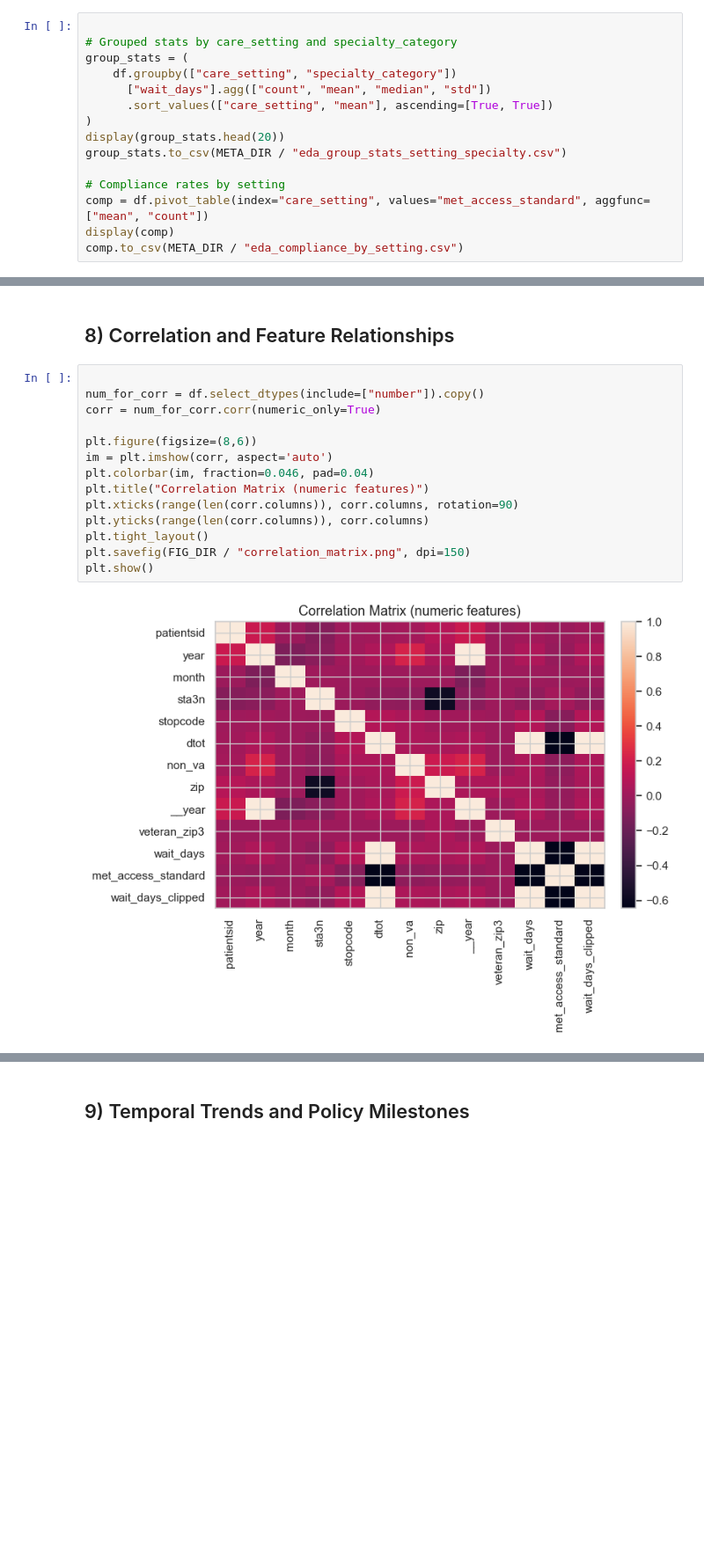
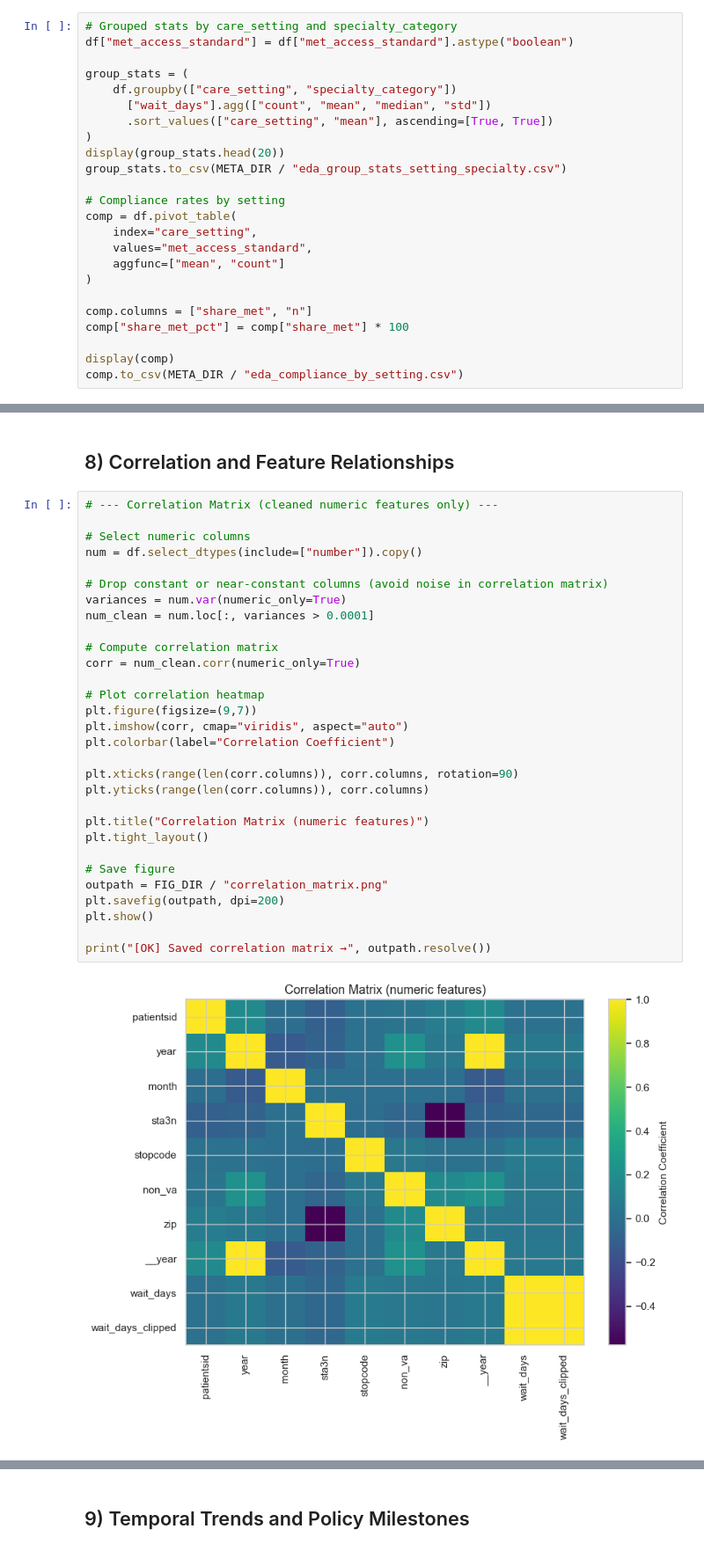
Before and after one commit to Data-Git-Hub/missouri-va-access-analytics, a Jupyter notebook: va_mo_waits.ipynb, the cells around one changed output, grey strips where cells are left out. Shown at 88% size. Saved outputs shown, nothing was run; the diff lists cells and outputs as text; blank space fills up the shorter version.

```diff
--- a/va_mo_waits.ipynb
+++ b/va_mo_waits.ipynb
@@ -339,8 +435,9 @@ plt.show()
 # %% [markdown]
 ## 7) Bivariate and Comparative Analyses
 # %%
+# Grouped stats by care_setting and specialty_category
+df["met_access_standard"] = df["met_access_standard"].astype("boolean")
 
-# Grouped stats by care_setting and specialty_category
 group_stats = (
     df.groupby(["care_setting", "specialty_category"])
       ["wait_days"].agg(["count", "mean", "median", "std"])
@@ -350,7 +447,15 @@ display(group_stats.head(20))
 group_stats.to_csv(META_DIR / "eda_group_stats_setting_specialty.csv")
 
 # Compliance rates by setting
-comp = df.pivot_table(index="care_setting", values="met_access_standard", aggfunc=["mean", "count"])
+comp = df.pivot_table(
+    index="care_setting",
+    values="met_access_standard",
+    aggfunc=["mean", "count"]
+)
+
+comp.columns = ["share_met", "n"]
+comp["share_met_pct"] = comp["share_met"] * 100
+
 display(comp)
 comp.to_csv(META_DIR / "eda_compliance_by_setting.csv")
 # %% [output]
@@ -366,18 +470,34 @@ comp.to_csv(META_DIR / "eda_compliance_by_setting.csv")
 # %% [markdown]
 ## 8) Correlation and Feature Relationships
 # %%
+# --- Correlation Matrix (cleaned numeric features only) ---
 
-num_for_corr = df.select_dtypes(include=["number"]).copy()
-corr = num_for_corr.corr(numeric_only=True)
+# Select numeric columns
+num = df.select_dtypes(include=["number"]).copy()
 
-plt.figure(figsize=(8,6))
-im = plt.imshow(corr, aspect='auto')
-plt.colorbar(im, fraction=0.046, pad=0.04)
-plt.title("Correlation Matrix (numeric features)")
+# Drop constant or near-constant columns (avoid noise in correlation matrix)
+variances = num.var(numeric_only=True)
+num_clean = num.loc[:, variances > 0.0001]
+
+# Compute correlation matrix
+corr = num_clean.corr(numeric_only=True)
+
+# Plot correlation heatmap
+plt.figure(figsize=(9,7))
+plt.imshow(corr, cmap="viridis", aspect="auto")
+plt.colorbar(label="Correlation Coefficient")
+
 plt.xticks(range(len(corr.columns)), corr.columns, rotation=90)
 plt.yticks(range(len(corr.columns)), corr.columns)
+
+plt.title("Correlation Matrix (numeric features)")
 plt.tight_layout()
-plt.savefig(FIG_DIR / "correlation_matrix.png", dpi=150)
+
+# Save figure
+outpath = FIG_DIR / "correlation_matrix.png"
+plt.savefig(outpath, dpi=200)
 plt.show()
+
+print("[OK] Saved correlation matrix →", outpath.resolve())
 # %% [output]
-[figure, old version]
+[figure, new version]
```
Also changed, not shown: parts of 10 cells of this notebook, 14 other files.
